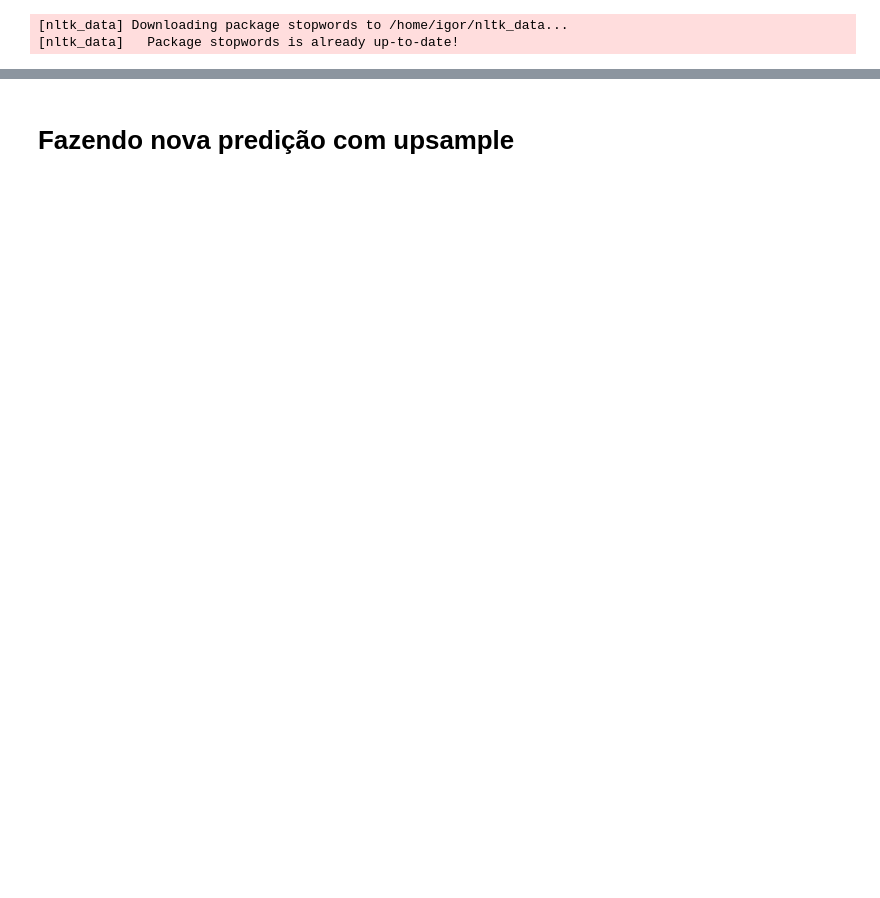
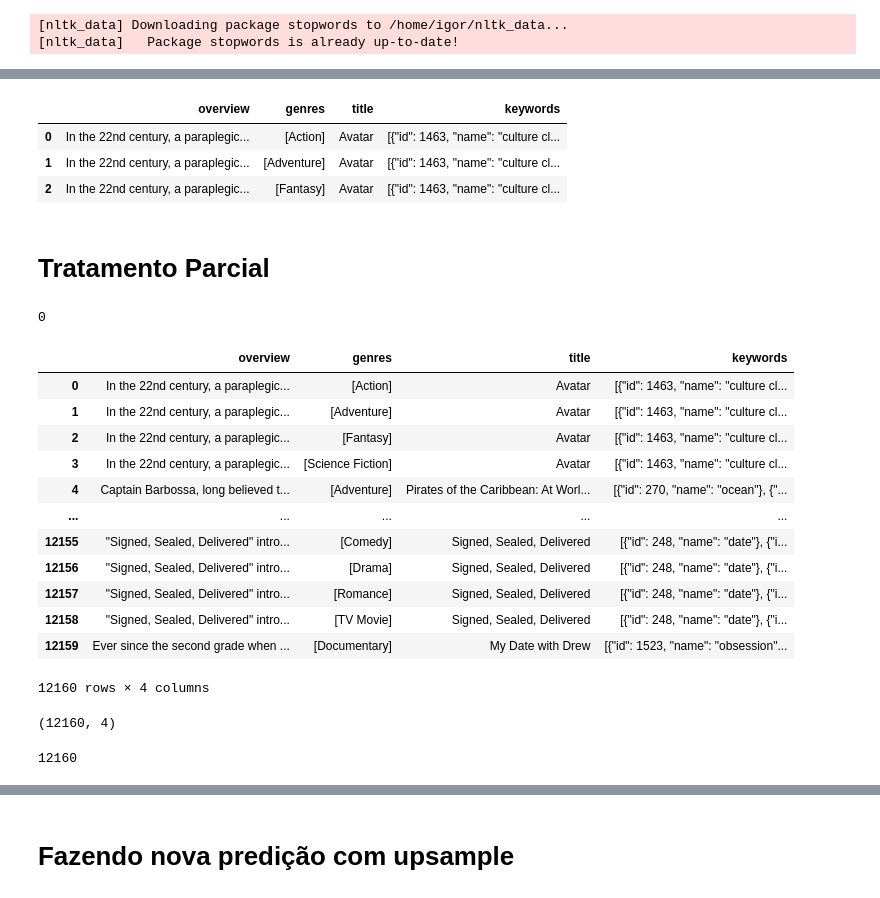
Before and after one commit to igorwc/tcc-puc-minas, a Jupyter notebook: scripts/TMDB_ExtraTreesClassifier .ipynb, the cells around one changed output, grey strips where cells are left out. Saved outputs shown, nothing was run; the diff lists cells and outputs as text; code cells hidden in the pictures; blank space fills up the shorter version.

```diff
--- a/scripts/TMDB_ExtraTreesClassifier .ipynb
+++ b/scripts/TMDB_ExtraTreesClassifier .ipynb
@@ -142,6 +166,3 @@ title                      0
 vote_average               0
 vote_count                 0
 dtype: int64
-# %%
-tmdb['overview'].fillna('', inplace=True)
-tmdb.isnull().sum()
@@ -165,0 +172,8 @@ dtype: int64
+# %%
+lst_col = 'genres'
+
+filmes_balanceados2 = pd.DataFrame({
+      col:np.repeat(filmes_balanceados[col].values, filmes_balanceados[lst_col].str.len())
+      for col in filmes_balanceados.columns.drop(lst_col)}
+    ).assign(**{
+    lst_col:np.concatenate(filmes_balanceados[lst_col].values)})[filmes_balanceados.columns]
@@ -344 +618,39 @@ Pipeline(steps=[('tfidf',
 <built-in function id>
+# %%
+filmes_balanceados2.head(3)
+# %% [output]
+|  | overview | genres | title | keywords |
+| 0 | In the 22nd century, a paraplegic... | [Action] | Avatar | [{"id": 1463, "name": "culture cl... |
+| 1 | In the 22nd century, a paraplegic... | [Adventure] | Avatar | [{"id": 1463, "name": "culture cl... |
+| 2 | In the 22nd century, a paraplegic... | [Fantasy] | Avatar | [{"id": 1463, "name": "culture cl... |
+# %% [markdown]
+# Tratamento Parcial
+# %%
+filmes_balanceados2.genres.isna().sum()
+# %% [output]
+0
+# %%
+test_df = filmes_balanceados2[filmes_balanceados2.astype(str)['genres'] != '[]']
+test_df
+# %% [output]
+|  | overview | genres | title | keywords |
+| 0 | In the 22nd century, a paraplegic... | [Action] | Avatar | [{"id": 1463, "name": "culture cl... |
+| 1 | In the 22nd century, a paraplegic... | [Adventure] | Avatar | [{"id": 1463, "name": "culture cl... |
+| 2 | In the 22nd century, a paraplegic... | [Fantasy] | Avatar | [{"id": 1463, "name": "culture cl... |
+| 3 | In the 22nd century, a paraplegic... | [Science Fiction] | Avatar | [{"id": 1463, "name": "culture cl... |
+| 4 | Captain Barbossa, long believed t... | [Adventure] | Pirates of the Caribbean: At Worl... | [{"id": 270, "name": "ocean"}, {"... |
+| ... | ... | ... | ... | ... |
+| 12155 | "Signed, Sealed, Delivered" intro... | [Comedy] | Signed, Sealed, Delivered | [{"id": 248, "name": "date"}, {"i... |
+| 12156 | "Signed, Sealed, Delivered" intro... | [Drama] | Signed, Sealed, Delivered | [{"id": 248, "name": "date"}, {"i... |
+| 12157 | "Signed, Sealed, Delivered" intro... | [Romance] | Signed, Sealed, Delivered | [{"id": 248, "name": "date"}, {"i... |
+| 12158 | "Signed, Sealed, Delivered" intro... | [TV Movie] | Signed, Sealed, Delivered | [{"id": 248, "name": "date"}, {"i... |
+| 12159 | Ever since the second grade when ... | [Documentary] | My Date with Drew | [{"id": 1523, "name": "obsession"... |
+12160 rows × 4 columns
+# %%
+filmes_balanceados2.shape
+# %% [output]
+(12160, 4)
+# %%
+len(list2)
+# %% [output]
+12160
```
Also changed, not shown: parts of 87 cells of this notebook, 2 other files.
